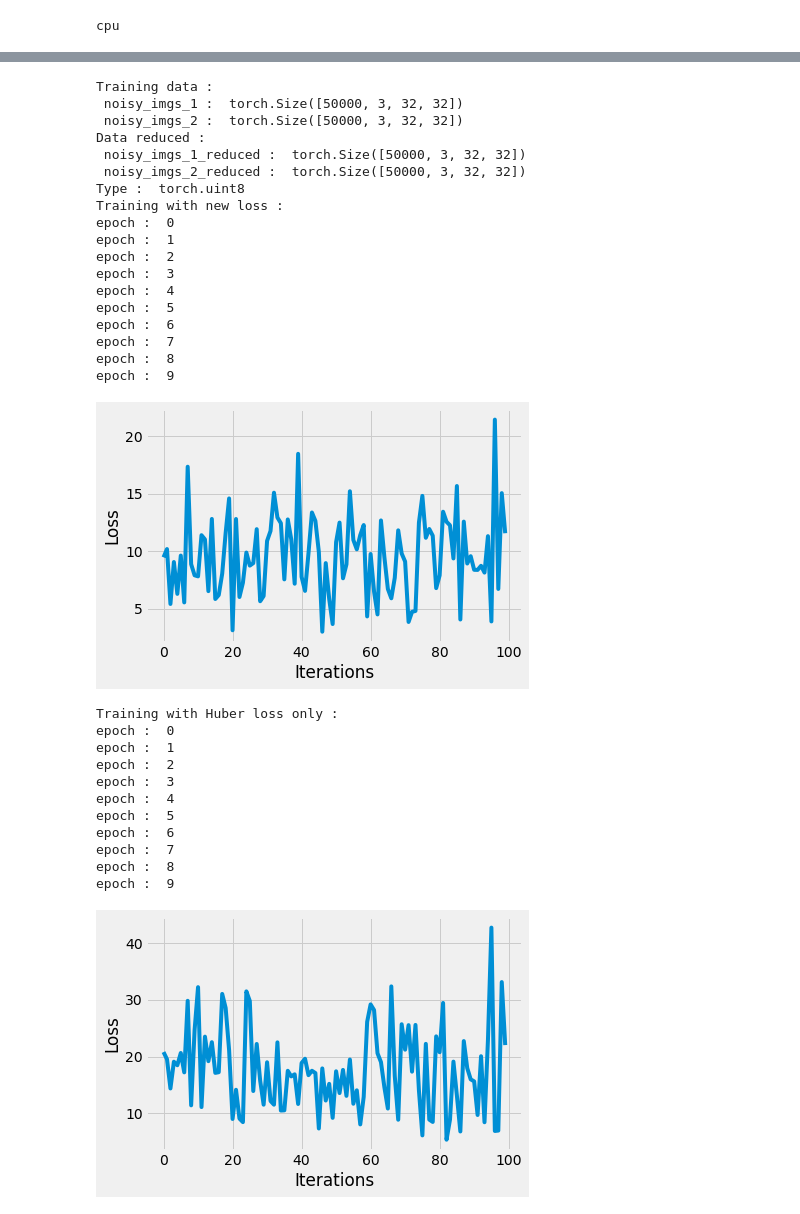
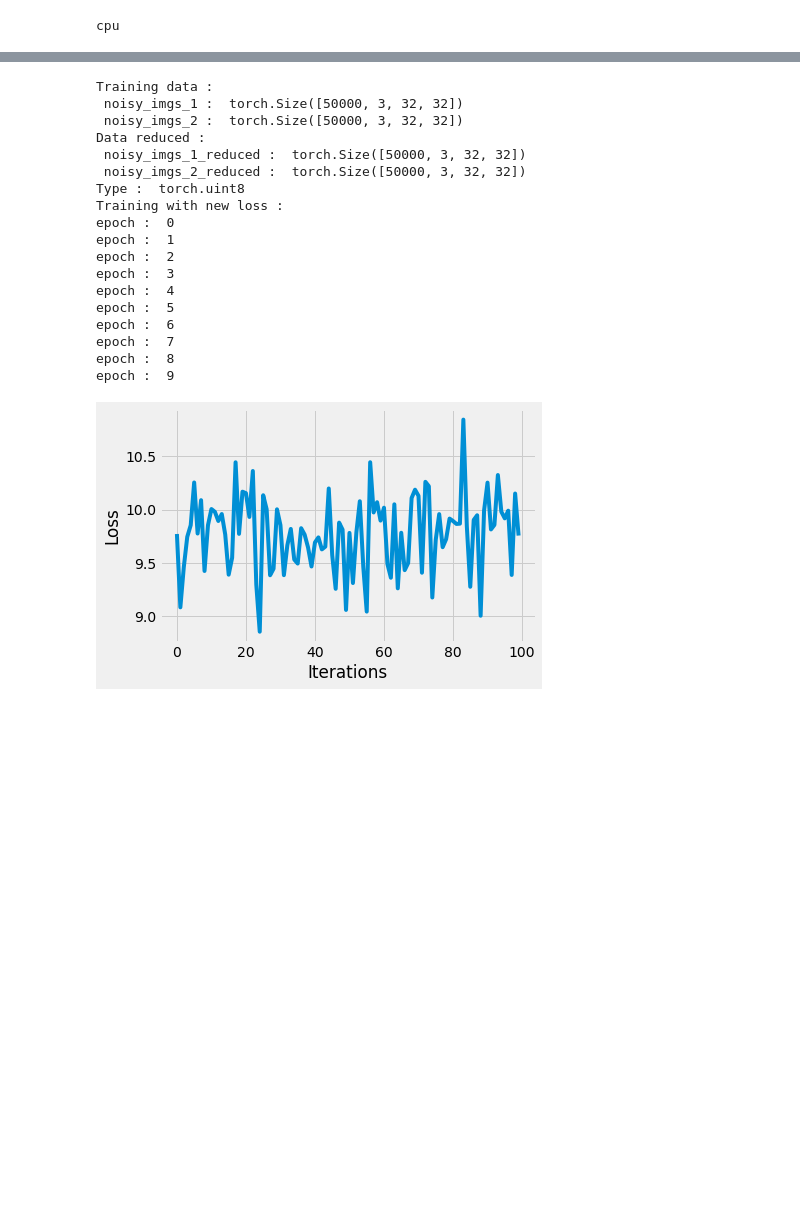
Before and after one commit to louisPoulain/Deep_learning_mini_projects, a Jupyter notebook: Project1/SSIM.ipynb, the cells around one changed output, grey strips where cells are left out. Drawn from its saved outputs; the diff is of its cells as text; code cells hidden in the pictures; blank space fills up the shorter version.

Commit message:
data aug + ssim

```diff
--- a/Project1/SSIM.ipynb
+++ b/Project1/SSIM.ipynb
@@ -286,12 +277,11 @@ Model  1  SSIM: 0.9415761828422546
 # %%
 """
-We study the new loss given by SSIM.
+We study the new loss given by SSIM. L1 + SSIM
 """
 SIZE = 50000
 train_set = Dataset(SIZE)
 # Model Initialization
 model_SSIM = AE_small5()
-model = AE_small5()
 alpha = 0.5
 
 # Validation using Loss functions
@@ -301,8 +291,7 @@ loss_function_SSIM = SSIM()
 # Using an Adam Optimizer with lr = 0.001
 optimizer_SSIM = torch.optim.Adam(model_SSIM.parameters(),
                              lr = 1e-3, betas=(0.9, 0.99))
-optimizer = torch.optim.Adam(model.parameters(),
-                             lr = 1e-3, betas=(0.9, 0.99))
+
 
 # DataLoader is used to load the dataset
 # for training
@@ -341,84 +330,31 @@ for epoch in range(epochs):
 plt.style.use('fivethirtyeight')
 plt.xlabel('Iterations')
 plt.ylabel('Loss')
 
 # Plotting the last 100 values
 plt.plot(losses[-100:])
 plt.savefig("./Data_aug/AE_small5_new_loss_l1_losses")
 plt.show()
 
 PATH = "./Data_aug/AE_small5_model_new_loss_l1.pth"
 torch.save(model_SSIM.state_dict(), PATH)
-
-
-#OPTIMIZATION WITH HUBER LOSS ONLY
-epochs = 10
-outputs = []
-losses = []
-print("Training with Huber loss only : ")
-for epoch in range(epochs):
-    print("epoch : ", epoch)
-    for noisy_imgs_1, noisy_imgs_2 in loader_1:
-        # Output of Autoencoder
-        #print("type : ", noisy_imgs_1.dtype)
-        noisy_imgs_1 = noisy_imgs_1.to(device)
-        noisy_imgs_2 = noisy_imgs_2.to(device)
-        reconstructed = model(noisy_imgs_1)
-
-        # Calculating the loss function
-        loss = loss_function_l1(reconstructed, noisy_imgs_2)
-
-        # The gradients are set to zero,
-        # the the gradient is computed and stored.
-        # .step() performs parameter update
-        optimizer.zero_grad()
-        loss.backward()
-        optimizer.step()
-        # Storing the losses in a list for plotting
-        losses.append(loss.detach().numpy())
-    outputs.append((epochs, noisy_imgs_2, reconstructed))
-
-# Defining the Plot Style
-plt.style.use('fivethirtyeight')
-plt.xlabel('Iterations')
-plt.ylabel('Loss')
-
-# Plotting the last 100 values
-plt.plot(losses[-100:])
-plt.savefig("./Data_aug/AE_small5_l1_loss_losses")
-plt.show()
-
-PATH = "./Data_aug/AE_small5_model_l1_loss.pth"
-torch.save(model.state_dict(), PATH)
 # %% [output]
 Training data :
  noisy_imgs_1 :  torch.Size([50000, 3, 32, 32])
  noisy_imgs_2 :  torch.Size([50000, 3, 32, 32])
 Data reduced :
  noisy_imgs_1_reduced :  torch.Size([50000, 3, 32, 32])
  noisy_imgs_2_reduced :  torch.Size([50000, 3, 32, 32])
 Type :  torch.uint8
 Training with new loss :
 epoch :  0
 epoch :  1
 epoch :  2
 epoch :  3
 epoch :  4
 epoch :  5
 epoch :  6
 epoch :  7
 epoch :  8
 epoch :  9
-[figure, old version]
+[figure, new version]
-Training with Huber loss only :
-epoch :  0
-epoch :  1
-epoch :  2
-epoch :  3
-epoch :  4
-epoch :  5
-epoch :  6
-epoch :  7
-epoch :  8
-epoch :  9
-[figure, removed]
```
Also changed, not shown: parts of 7 cells of this notebook, 15 other files.
